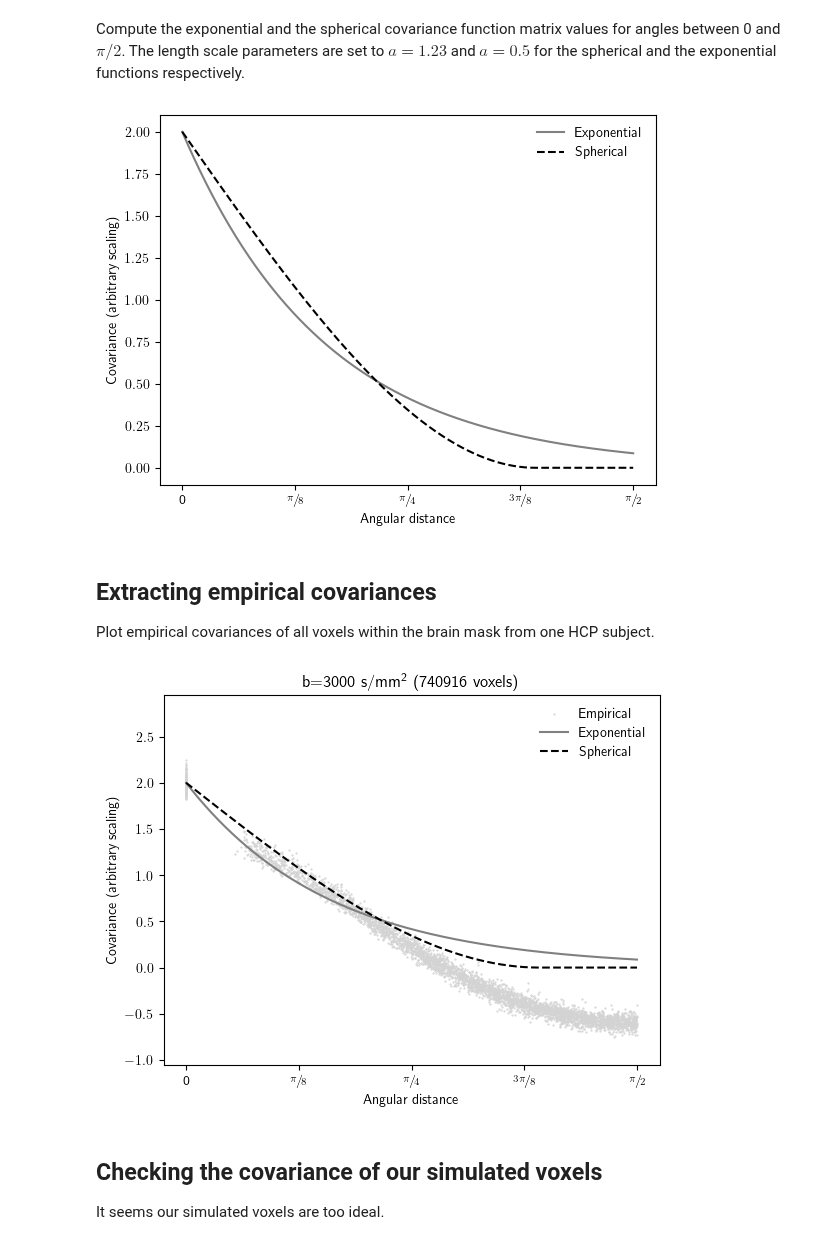
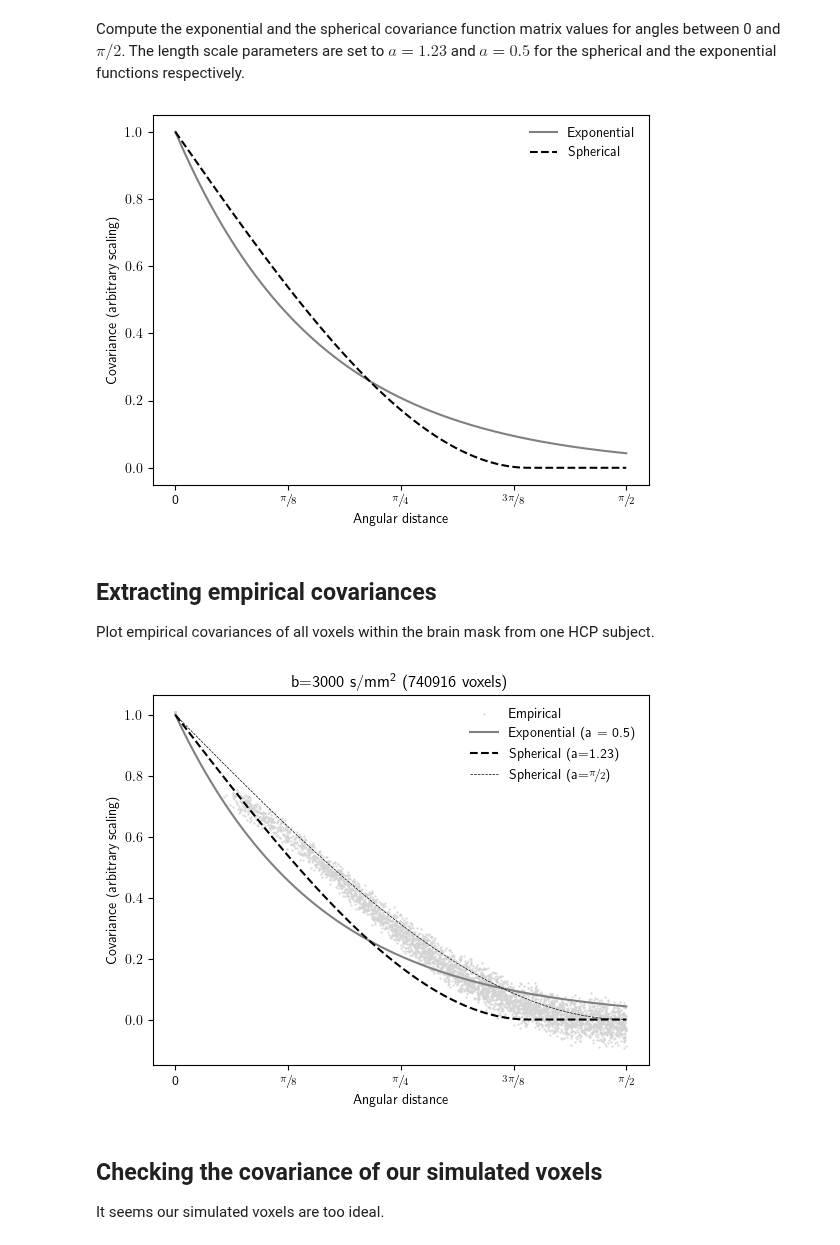
Before and after one commit to nipreps/eddymotion, a Jupyter notebook: docs/notebooks/dmri_covariance.ipynb, the cells around one changed output. Cells and saved outputs as stored; diff of their text form; code cells hidden in the pictures.

```diff
--- a/docs/notebooks/dmri_covariance.ipynb
+++ b/docs/notebooks/dmri_covariance.ipynb
@@ -37,8 +37,8 @@ cov_exp = exponential_covariance(theta_lin, PARAMETER_EXPONENTIAL_a)
 cov_sph = spherical_covariance(theta_lin, PARAMETER_SPHERICAL_a)
 
 # Plot the exponential and spherical model covariances
-plt.plot(theta_lin, cov_exp * PARAMETER_lambda, "gray", label="Exponential")
-plt.plot(theta_lin, cov_sph * PARAMETER_lambda, "k--", label="Spherical")
+plt.plot(theta_lin, cov_exp, "gray", label="Exponential")
+plt.plot(theta_lin, cov_sph, "k--", label="Spherical")
 
 plt.xticks(
     [0.0, np.pi / 8, np.pi / 4, 3 * np.pi / 8, np.pi / 2],
@@ -50,7 +50,7 @@ plt.ylabel("Covariance (arbitrary scaling)")
 
 plt.legend(frameon=False);
 # %% [output]
-[figure, old version]
+[figure, new version]
 # %% [markdown]
 ## Extracting empirical covariances
 
@@ -59,51 +59,55 @@ Plot empirical covariances of all voxels within the brain mask from one HCP subj
 hcpdata = np.load("hcpdata.npz")
 
 b3000_mask = (hcpdata["bvals"] > 2500) & (hcpdata["bvals"] < 3500)
-b3000_vecs = hcpdata["bvecs"][b3000_mask, ...]
+X_real = hcpdata["bvecs"][b3000_mask, ...]
 # %%
 triu_indices = np.triu_indices(b3000_mask.sum())
 
 # Calculate pairwise empirical thetas and extract upper triangle
-thetas_emp = compute_pairwise_angles(b3000_vecs, closest_polarity=True)[triu_indices]
+thetas_emp = compute_pairwise_angles(X_real, closest_polarity=True)[triu_indices]
 # %%
 # Standardize data, calculate covariance & extract upper triangle
-b3000_data = hcpdata["b3000_data"]
-b3000_data -= b3000_data.mean(0)
-b3000_data /= b3000_data.std(0)
+y_real = hcpdata["b3000_data"]
+y_real -= y_real.mean(1)[:, None]
+y_real /= y_real.std(1)[:, None]
 
 # Calculate the covariance matrix.
-b3000_cov = np.cov(b3000_data)
+y_cov = np.cov(y_real)
 # Introduce adjustment factors to make it more similar to Andersson2015's fig. 3.
 
 # λ = 2, and scaling factor of 2 in the "arbitrary scaling"
-b3000_cov = b3000_cov * 2.0 * 2.0
+y_cov_norm = y_cov * PARAMETER_lambda - 0.9
 # σ² = 2
-b3000_cov -= np.eye(b3000_cov.shape[0]) * 2.0
-
-# Pick upper triangle.
-b3000_cov = b3000_cov[triu_indices]
+y_cov_norm -= np.eye(y_cov_norm.shape[0]) * 0.09
 # %%
-plt.scatter(thetas_emp, b3000_cov, s=0.3, c="lightgrey", label="Empirical")
+plt.scatter(thetas_emp, y_cov_norm[triu_indices], s=0.3, c="lightgrey", label="Empirical")
 
 # Plot the exponential and spherical model covariances
 # Scale by a factor of 2 so that it matches Andersson2015's fig. 3.
-plt.plot(theta_lin, cov_exp * PARAMETER_lambda, "gray", label="Exponential")
-plt.plot(theta_lin, cov_sph * PARAMETER_lambda, "k--", label="Spherical")
+plt.plot(theta_lin, cov_exp, "gray", label=f"Exponential (a = {PARAMETER_EXPONENTIAL_a})")
+plt.plot(theta_lin, cov_sph, "k--", label=f"Spherical (a={PARAMETER_SPHERICAL_a})")
+plt.plot(
+    theta_lin,
+    spherical_covariance(theta_lin, 0.5 * np.pi),
+    "k--",
+    lw=0.5,
+    label="Spherical (a=$\\sfrac{\\pi}{2}$)",
+)
 
 plt.xticks(
     [0.0, np.pi / 8, np.pi / 4, 3 * np.pi / 8, np.pi / 2],
     ["0", r"$\sfrac{\pi}{8}$", r"$\sfrac{\pi}{4}$", r"$\sfrac{3\pi}{8}$", r"$\sfrac{\pi}{2}$"],
 )
 
 plt.xlabel("Angular distance")
 plt.ylabel("Covariance (arbitrary scaling)")
-plt.ylim(-1.05, 2.95)
+# plt.ylim(-1.05, 2.95)
 
-plt.title(" ".join(("b=3000 s/mm$^\\text{2}$", f"({b3000_data.shape[1]} voxels)")))
+plt.title(" ".join(("b=3000 s/mm$^\\text{2}$", f"({y_real.shape[1]} voxels)")))
 plt.legend(frameon=False)
 plt.savefig("covariance-plot.png", dpi=300, transparent=False, bbox_inches="tight");
 # %% [output]
-[figure, old version]
+[figure, new version]
 # %% [markdown]
 ## Checking the covariance of our simulated voxels
 
```
Also changed, not shown: parts of 8 cells of this notebook, 1 other file.
